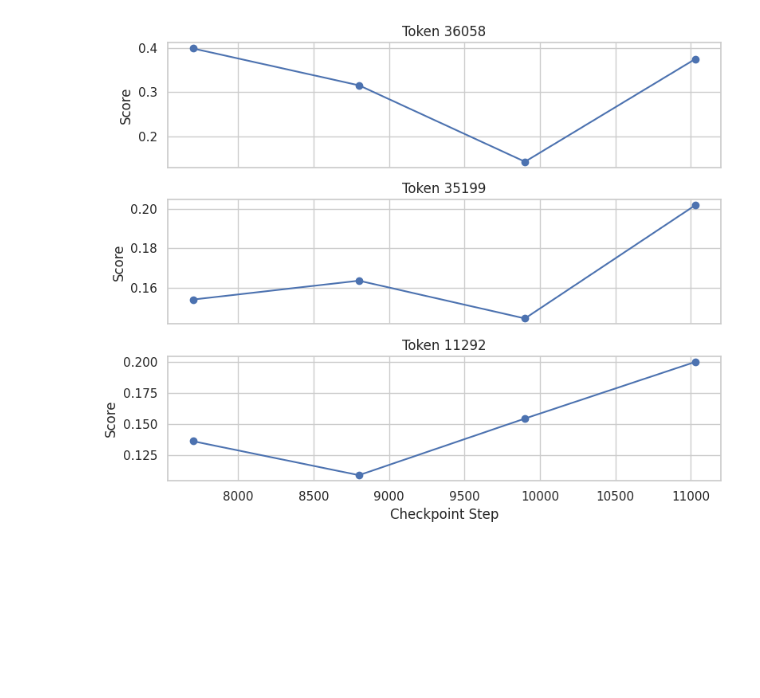
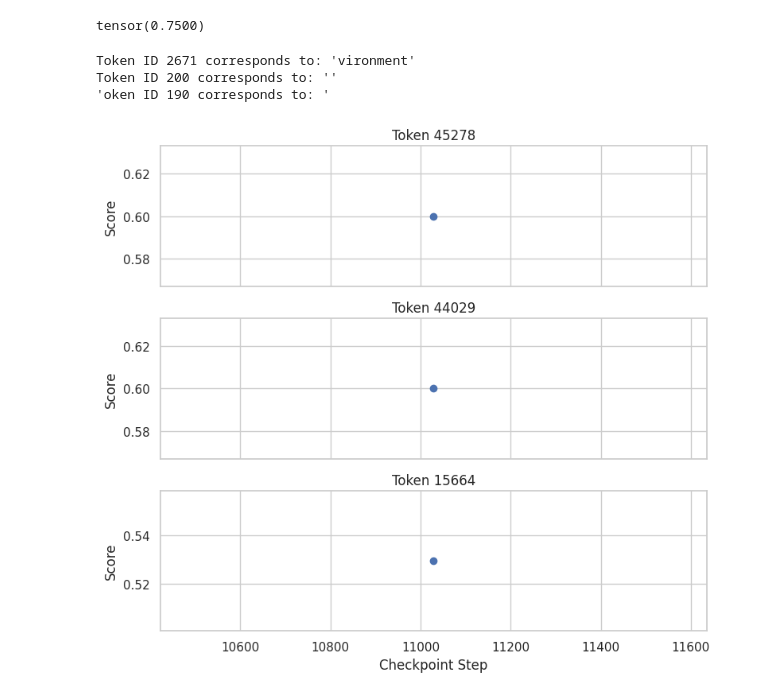
Before and after one commit to cmu-flame/FLAME-MoE, a Jupyter notebook: empirical_analysis/plot/expert_specialization.ipynb, the cells around one changed output. Saved outputs shown, nothing was run; the diff lists cells and outputs as text; code cells hidden in the pictures; blank space fills up the shorter version.

```diff
--- a/empirical_analysis/plot/expert_specialization.ipynb
+++ b/empirical_analysis/plot/expert_specialization.ipynb
@@ -44,30 +44,71 @@ def load(
 
     pack = specialization.topk(k=top_k)
     return pack.values, pack.indices
+# %%
+alls = []
+
+for expert_index in range(0, 4):
+    top_k, min_samples = 3, 4
+    layer_number = 9
+
+    files = Path("results/expert-specialization/flame-moe-1.7b").glob(f"*/{layer_number}-{expert_index}.pt")
+    steps = sorted([int(p.parent.name) for p in files])
+
+    data = list()
+    _, indices = load(steps[-1], top_k=top_k, min_samples=min_samples)
+
+    for step in steps:
+        spec, vals = load(step, indices=indices)
+        data.append(spec.tolist())
+    alls.append(data)
+
+print(torch.tensor(alls).max())
+# %% [output]
+tensor(0.7500)
+# %%
+from transformers import AutoTokenizer
+
+tokenizer = AutoTokenizer.from_pretrained("EleutherAI/pythia-12b")
+
+token_id = 2671
+token_text = tokenizer.decode(token_id)
+print(f"Token ID {token_id} corresponds to: '{token_text}'")
+
+token_id = 200
+token_text = tokenizer.decode(token_id)
+print(f"Token ID {token_id} corresponds to: '{token_text}'")
+
+token_id = 190
+token_text = tokenizer.decode(token_id)
+print(f"Token ID {token_id} corresponds to: '{token_text}'")
+# %% [output]
+Token ID 2671 corresponds to: 'vironment'
+Token ID 200 corresponds to: ''
+'oken ID 190 corresponds to: '
 # %%
-top_k, min_samples = 3, 100
-layer_number, expert_index = 18, 24
+top_k, min_samples = 3, 5
+layer_number, expert_index = 9, 0
 
 files = Path("results/expert-specialization/flame-moe-1.7b").glob(f"*/{layer_number}-{expert_index}.pt")
 steps = sorted([int(p.parent.name) for p in files])
 
 data = list()
 _, indices = load(steps[-1], top_k=top_k, min_samples=min_samples)
 
 for step in steps:
     spec, _ = load(step, indices=indices)
     data.append(spec.tolist())
 
 data = list(zip(*data))
 
-fig, axes = plt.subplots(top_k, 1, figsize=(8, 2.2 * top_k), sharex=True)
+fig, axes = plt.subplots(top_k, 1, figsize=(8, 2.4 * top_k), sharex=True)
 for i, ax in enumerate(axes):
     ax.plot(steps, data[i], marker='o')
     ax.set_ylabel("Score")
     ax.set_title(f"Token {indices[i].item()}")
 
 axes[-1].set_xlabel("Checkpoint Step")
 plt.tight_layout()
 plt.show()
 # %% [output]
-[figure, old version]
+[figure, new version]
```
Also changed, not shown: 2 other files.
